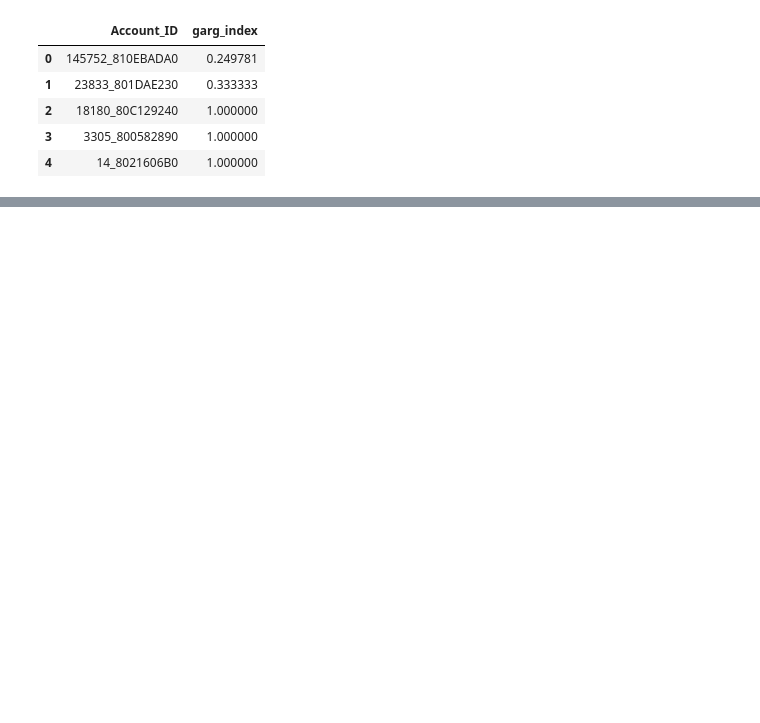
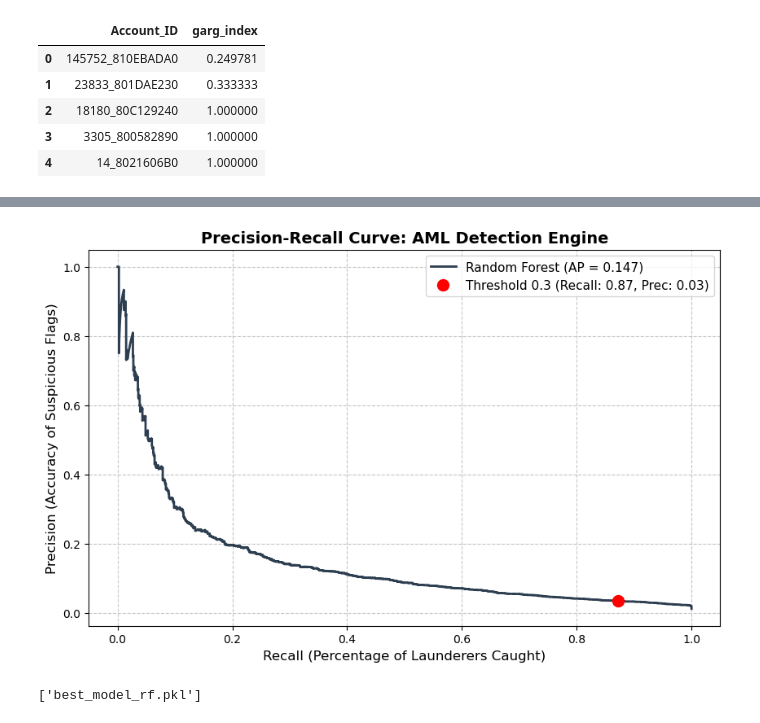
Before and after one commit to e-GNH/LedgerDB, a Jupyter notebook: aml_service/notebooks/features.ipynb, the cells around one changed output, grey strips where cells are left out. Saved outputs shown, nothing was run; the diff lists cells and outputs as text; code cells hidden in the pictures; blank space fills up the shorter version.

```diff
--- a/aml_service/notebooks/features.ipynb
+++ b/aml_service/notebooks/features.ipynb
@@ -165,3 +165,3 @@ df_data.head()
 # %%
-df_data["Transactions_Out"] = df_data["Account_ID"].apply(lambda x: graph.graph.out_degree(x)) ## out_degree of graph is number of edges
-df_data["Transactions_In"] = df_data["Account_ID"].apply(lambda x: graph.graph.in_degree(x)) ## in_degree of graph is number of edges
+df_data["Transactions_Out"] = df_data["Account_ID"].apply(lambda x: graph.graph.out_degree(x) if x in graph.graph else 0) ## out_degree of graph is number of edges
+df_data["Transactions_In"] = df_data["Account_ID"].apply(lambda x: graph.graph.in_degree(x) if x in graph.graph else 0) ## in_degree of graph is number of edges
@@ -167,0 +183,5 @@ df_data["Transactions_In"] = df_data["Account_ID"].apply(lambda x: graph.graph.i
+# %%
+df_data["Avg_TX_in"] = df_data["Input_Money"] / (df_data["Transactions_In"] + 1e-6)
+df_data["Avg_TX_out"] = df_data["Output_Money"] / (df_data["Transactions_Out"] + 1e-6)
+df_data["Transactions_Per_Input"] = df_data["Transactions_In"] / (df_data["indegree"] + 1e-6)
+df_data["Transactions_Per_Output"] = df_data["Transactions_Out"] / (df_data["outdegree"] + 1e-6)
@@ -167,0 +364,42 @@ df_data["Transactions_In"] = df_data["Account_ID"].apply(lambda x: graph.graph.i
+# %%
+import matplotlib.pyplot as plt
+import numpy as np
+from sklearn.metrics import precision_recall_curve, average_precision_score
+
+# 1. Get the raw probabilities for the positive class (Laundering)
+y_probs = best_model.predict_proba(X_test)[:, 1] ## probability it belongs to 1
+
+# 2. Calculate Precision, Recall, and the corresponding Thresholds
+precision, recall, thresholds = precision_recall_curve(y_test, y_probs)
+
+# 3. Calculate Average Precision (AP) for the legend
+ap_score = average_precision_score(y_test, y_probs)
+
+# 4. Initialize the plot
+plt.figure(figsize=(10, 6))
+plt.plot(recall, precision, label=f'Random Forest (AP = {ap_score:.3f})',
+         color='#2c3e50', linewidth=2)
+
+# 5. Highlight your current 0.3 threshold
+# We find the index in the thresholds array that is closest to 0.3
+closest_idx = np.argmin(np.abs(thresholds - 0.3))
+plt.plot(recall[closest_idx], precision[closest_idx], 'ro', markersize=10,
+         label=f'Threshold 0.3 (Recall: {recall[closest_idx]:.2f}, Prec: {precision[closest_idx]:.2f})')
+
+# 6. Formatting for a presentation-ready chart
+plt.xlabel('Recall (Percentage of Launderers Caught)', fontsize=12)
+plt.ylabel('Precision (Accuracy of Suspicious Flags)', fontsize=12)
+plt.title('Precision-Recall Curve: AML Detection Engine', fontsize=14, fontweight='bold')
+plt.legend(loc='upper right', fontsize=11)
+plt.grid(True, linestyle='--', alpha=0.7)
+
+# Save the plot cleanly for your CBDC documentation
+plt.savefig('precision_recall_curve.png', dpi=300, bbox_inches='tight')
+plt.show()
+# %% [output]
+[figure, added]
+# %%
+import joblib
+joblib.dump(best_model, 'best_model_rf.pkl')
+# %% [output]
+['best_model_rf.pkl']
```
Also changed, not shown: parts of 28 cells of this notebook, 12 other files.
